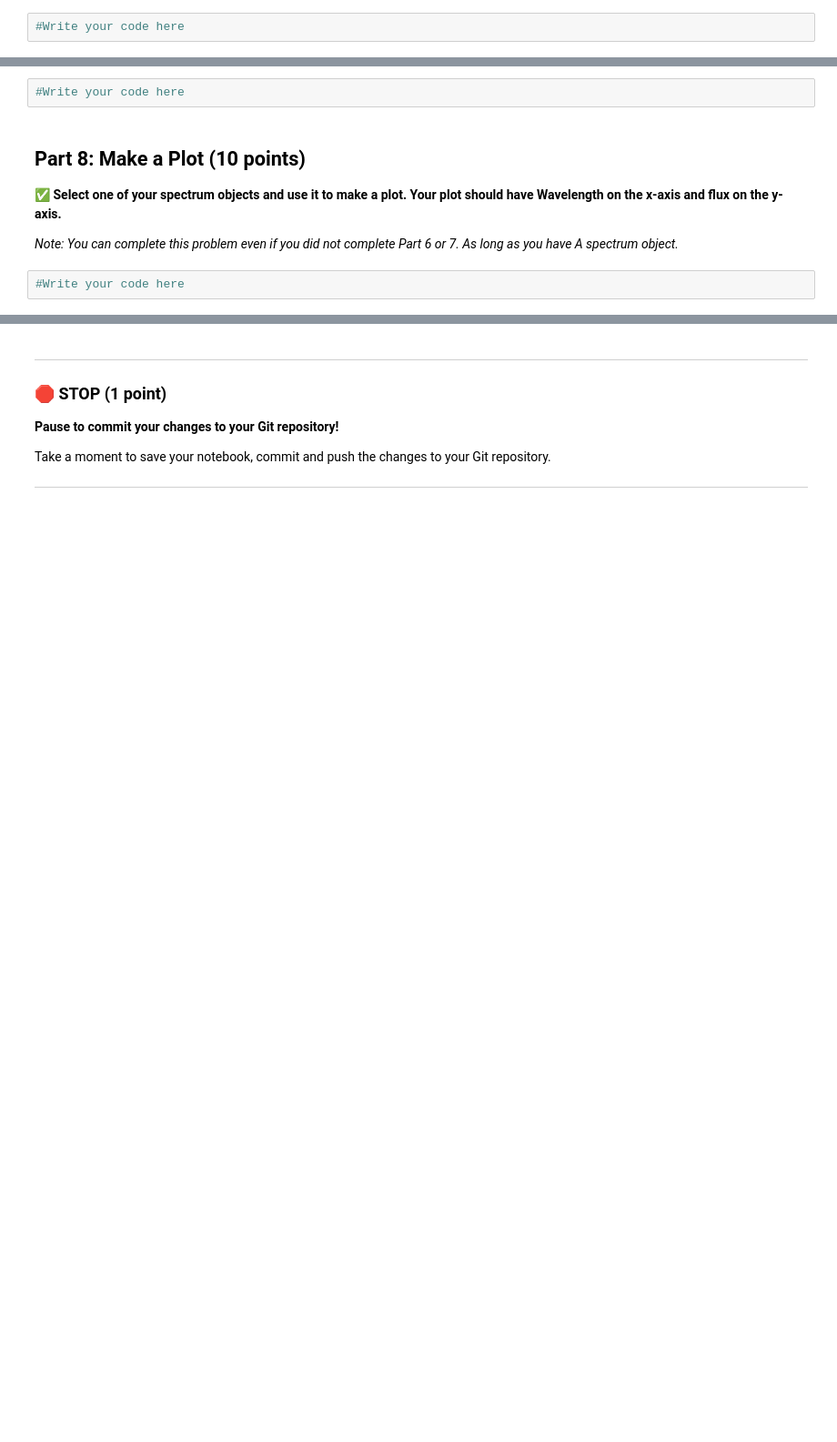
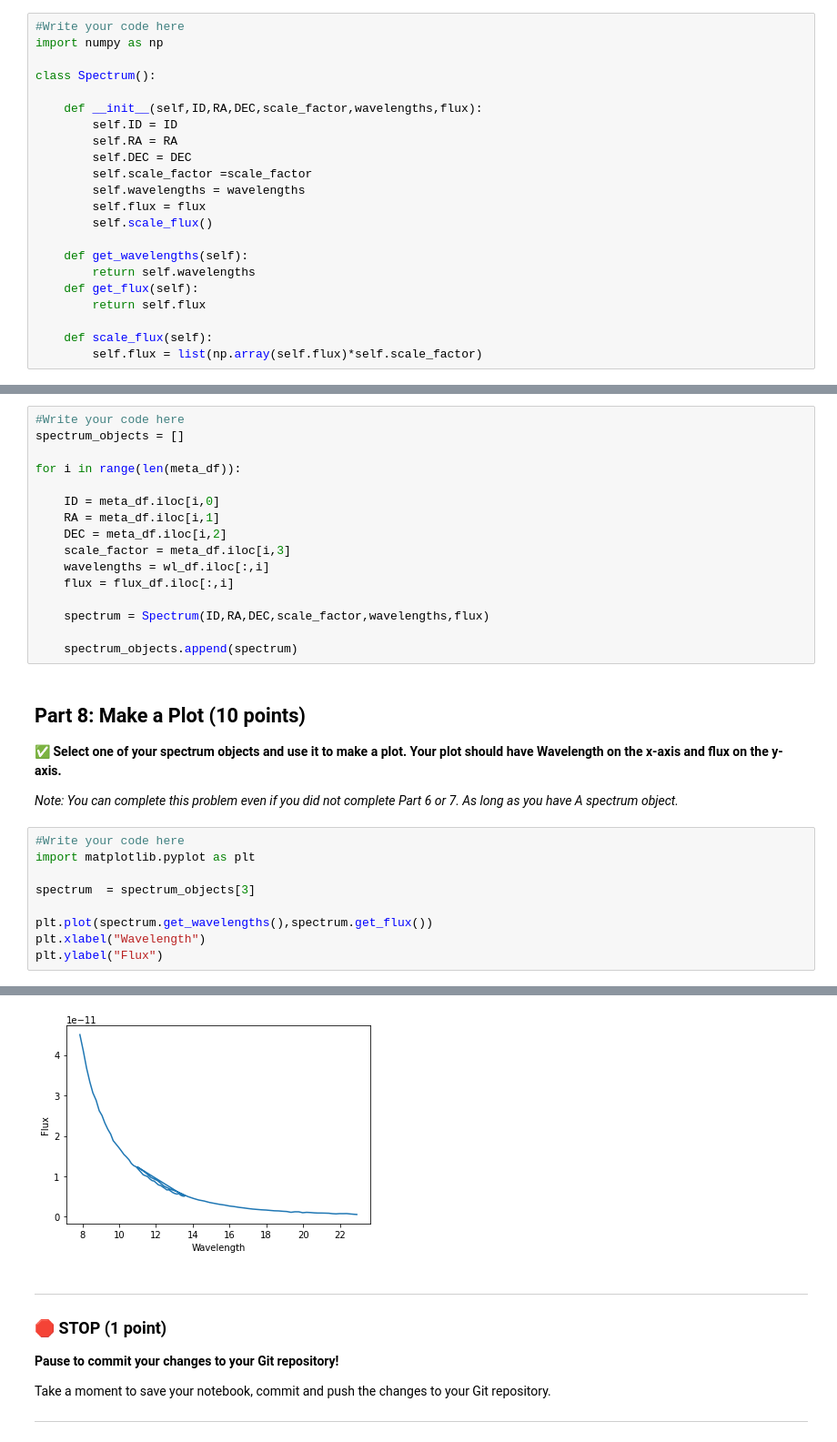
Before and after one commit to codeme69/CMSE202-s23-turnin, a Jupyter notebook: midterm/CMSE202_Midterm_004_STUDENT.ipynb, the cells around one changed output, grey strips where cells are left out. Shown at 91% size. Cells and saved outputs as stored; diff of their text form; blank space fills up the shorter version.

```diff
--- a/midterm/CMSE202_Midterm_004_STUDENT.ipynb
+++ b/midterm/CMSE202_Midterm_004_STUDENT.ipynb
@@ -241,11 +276,45 @@ Take a moment to save your notebook, commit  and push the changes to your Git re
 &#9989; **Call your method within the constructor method (I.e., the `__init__` method), so that it automatically scales the flux values as it creates a new `spectrum` object.**
 # %%
 #Write your code here
+import numpy as np
+
+class Spectrum():
+
+    def __init__(self,ID,RA,DEC,scale_factor,wavelengths,flux):
+        self.ID = ID
+        self.RA = RA
+        self.DEC = DEC
+        self.scale_factor =scale_factor
+        self.wavelengths = wavelengths
+        self.flux = flux
+        self.scale_flux()
+
+    def get_wavelengths(self):
+        return self.wavelengths
+    def get_flux(self):
+        return self.flux
+
+    def scale_flux(self):
+        self.flux = list(np.array(self.flux)*self.scale_factor)
 # %% [markdown]
 ### Part 7.3: Rebuilding (4 points)
 &#9989; **Rerun your code from Part 6 to rebuild your objects with properly scaled flux values.**
 # %%
 #Write your code here
+spectrum_objects = []
+
+for i in range(len(meta_df)):
+
+    ID = meta_df.iloc[i,0]
+    RA = meta_df.iloc[i,1]
+    DEC = meta_df.iloc[i,2]
+    scale_factor = meta_df.iloc[i,3]
+    wavelengths = wl_df.iloc[:,i]
+    flux = flux_df.iloc[:,i]
+
+    spectrum = Spectrum(ID,RA,DEC,scale_factor,wavelengths,flux)
+
+    spectrum_objects.append(spectrum)
 # %% [markdown]
 ## Part 8: Make a Plot (10 points)
 
@@ -254,3 +323,11 @@ Take a moment to save your notebook, commit  and push the changes to your Git re
 *Note: You can complete this problem even if you did not complete Part 6 or 7. As long as you have A spectrum object.*
 # %%
 #Write your code here
+import matplotlib.pyplot as plt
+
+spectrum  = spectrum_objects[3]
+
+plt.plot(spectrum.get_wavelengths(),spectrum.get_flux())
+plt.xlabel("Wavelength")
+plt.ylabel("Flux")
+# %% [output]
@@ -257,3 +335,4 @@ Take a moment to save your notebook, commit  and push the changes to your Git re
+[figure, added]
 # %% [markdown]
 ---
 ### &#128721; STOP (1 point)
```
Also changed, not shown: parts of 7 cells of this notebook.
